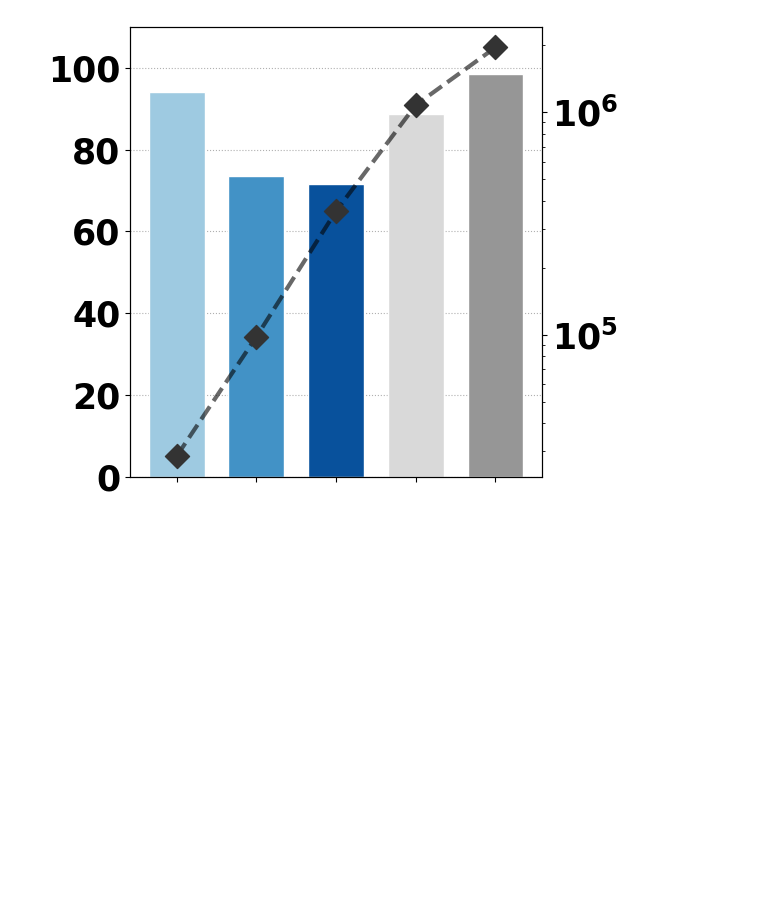
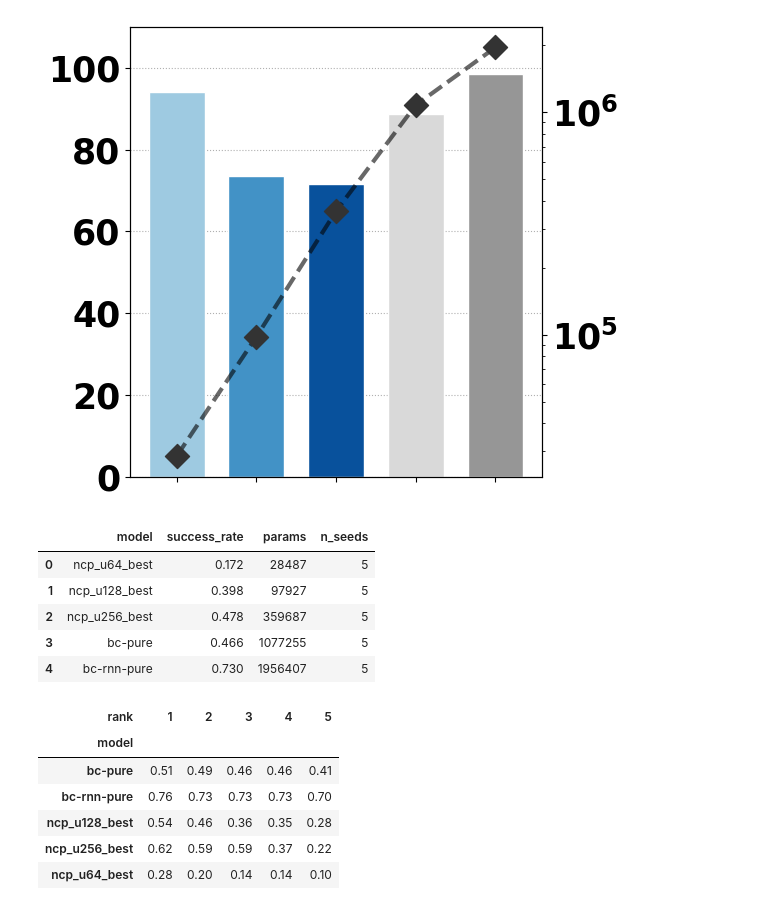
Before and after one commit to yuuharu11/LNN-control, a Jupyter notebook: robomimic/myscript/ipynb/base.ipynb, the cells around one changed output. Drawn from its saved outputs; the diff is of its cells as text; code cells hidden in the pictures; blank space fills up the shorter version.

```diff
--- a/robomimic/myscript/ipynb/base.ipynb
+++ b/robomimic/myscript/ipynb/base.ipynb
@@ -623,3 +623,51 @@ def plot_dual_axis_bar():
 plot_dual_axis_bar()
 # %% [output]
 [figure]
+# %%
+# Canタスク
+csv_files = [
+    "/work/robomimic/csv/result/baseline/square/ncp_u64.csv",
+    "/work/robomimic/csv/result/baseline/square/ncp_u128.csv",
+    "/work/robomimic/csv/result/baseline/square/ncp_u256.csv",
+    "/work/robomimic/csv/result/baseline/square/mlp.csv",
+    "/work/robomimic/csv/result/baseline/square/rnn.csv",
+]
+
+df_all, df_top_detail = aggregate_multiple_csvs(
+    csv_files,
+    top_k=5,
+    rank_by="success_rate",  # "return" に切り替えてもOK
+    return_details=True,
+ )
+
+# 表示は短く（切れ対策）
+df_summary = df_all[["model", "success_rate", "params", "n_seeds"]].sort_values("params")
+display(df_summary)
+
+# =================================================
+# デバッグ: 各モデルで選ばれた success_rate top-10 を表示
+# （平均が高すぎる原因の切り分け用）
+# =================================================
+pd.set_option("display.max_rows", 200)
+pd.set_option("display.max_columns", 50)
+
+if df_top_detail is not None and (not df_top_detail.empty):
+    # 10個が横に並ぶ形（モデル×rank）も出す
+    pivot = df_top_detail.pivot(index="model", columns="rank", values="success_rate_max")
+    display(pivot)
+else:
+    print("df_top_detail is empty")
+# %% [output]
+|  | model | success_rate | params | n_seeds |
+| 0 | ncp_u64_best | 0.172 | 28487 | 5 |
+| 1 | ncp_u128_best | 0.398 | 97927 | 5 |
+| 2 | ncp_u256_best | 0.478 | 359687 | 5 |
+| 3 | bc-pure | 0.466 | 1077255 | 5 |
+| 4 | bc-rnn-pure | 0.730 | 1956407 | 5 |
+| rank | 1 | 2 | 3 | 4 | 5 |
+| model |  |  |  |  |  |
+| bc-pure | 0.51 | 0.49 | 0.46 | 0.46 | 0.41 |
+| bc-rnn-pure | 0.76 | 0.73 | 0.73 | 0.73 | 0.70 |
+| ncp_u128_best | 0.54 | 0.46 | 0.36 | 0.35 | 0.28 |
+| ncp_u256_best | 0.62 | 0.59 | 0.59 | 0.37 | 0.22 |
+| ncp_u64_best | 0.28 | 0.20 | 0.14 | 0.14 | 0.10 |
```
Also changed, not shown: parts of 1 cell of this notebook, 16 other files.
